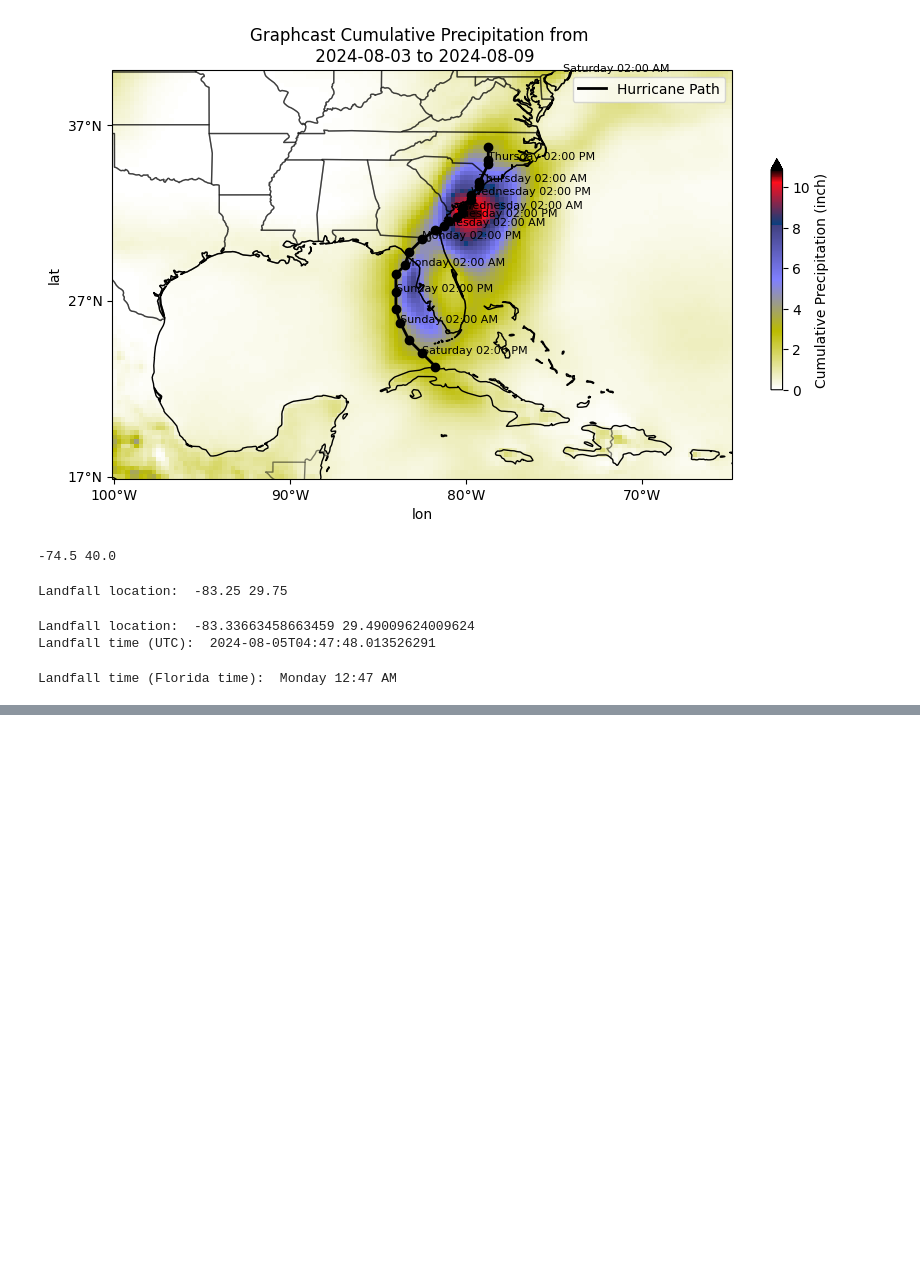
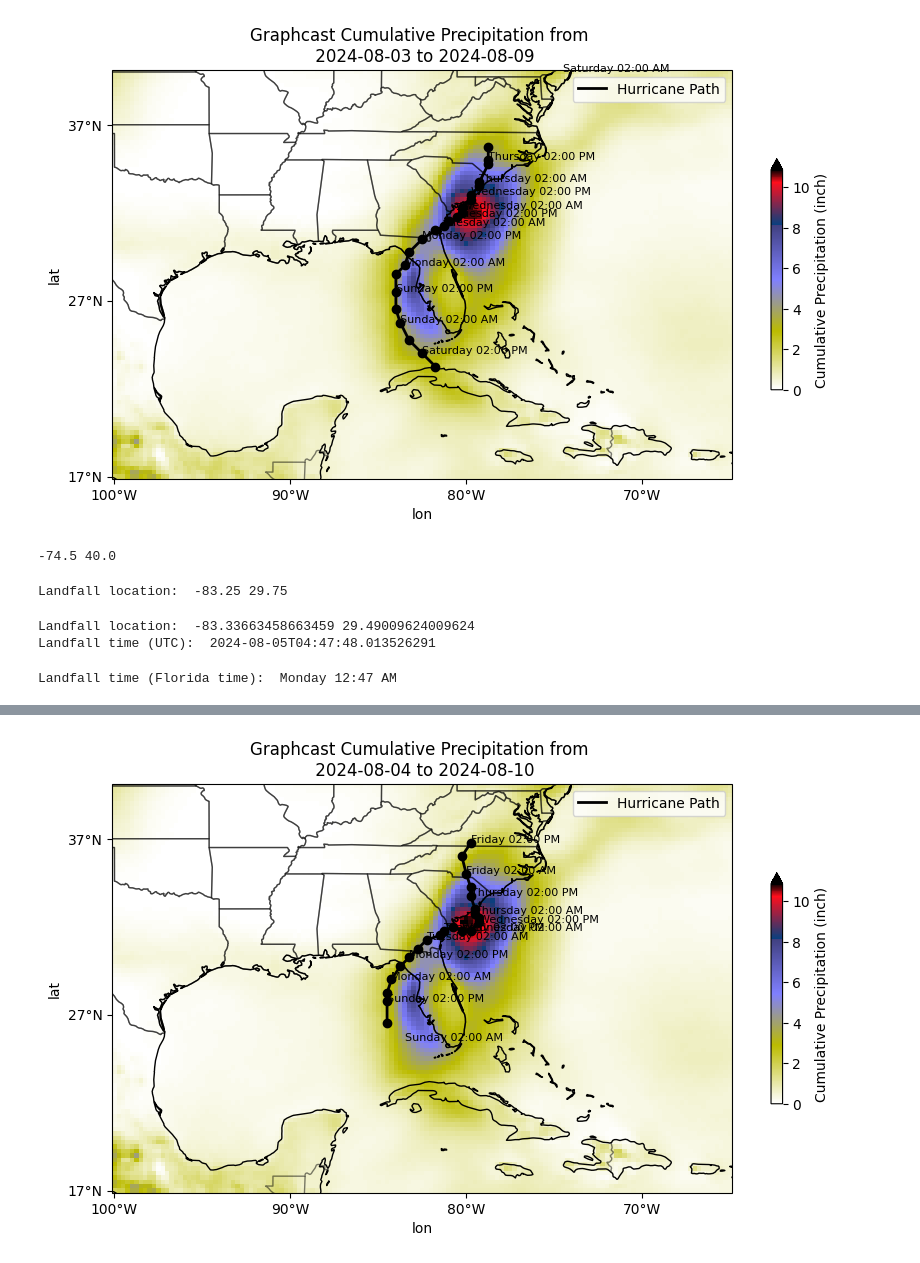
Before and after one commit to manmeet3591/hurricane_debby_2024, a Jupyter notebook: florida_debby_plots.ipynb, the cells around one changed output, grey strips where cells are left out. Cells and saved outputs as stored; diff of their text form; code cells hidden in the pictures; blank space fills up the shorter version.

```diff
--- a/florida_debby_plots.ipynb
+++ b/florida_debby_plots.ipynb
@@ -452,3 +452,6 @@ if landfall_time is not None:
     print('Landfall time (Florida time): ', landfall_time_local.strftime('%A %I:%M %p'))
 # %% [output]
 Landfall time (Florida time):  Monday 12:47 AM
+# %%
+ds = xr.open_dataset('graphcast_2024_08_04_florida_debby.nc').isel(time=slice(1,25)).sel(lat=slice(17,40)).sel(lon=slice(360-100, 360-65))
+ds
@@ -454,0 +474,87 @@ Landfall time (Florida time):  Monday 12:47 AM
+# %%
+# Assuming ds has time dimension and coordinates
+start_date = str(ds.time[0].values)[:10]
+end_date = str(ds.time[-1].values)[:10]
+
+# Convert longitudes from 0-360 to -180 to 180
+tp.coords['lon'] = (tp.coords['lon'] + 180) % 360 - 180
+tp = tp.sortby(tp.lon)
+
+# Find the path of the hurricane by locating the minimum mean sea level pressure
+msl = ds['msl']
+hurricane_path_indices = msl.argmin(dim=['lat', 'lon'])
+
+# Extract the lat/lon positions of the minimum MSLP
+hurricane_lats = ds['lat'].isel(lat=hurricane_path_indices['lat'].values.flatten()).values
+hurricane_lons = ds['lon'].isel(lon=hurricane_path_indices['lon'].values.flatten()).values
+
+# Convert longitudes from 0-360 to -180 to 180
+hurricane_lons = (hurricane_lons + 180) % 360 - 180
+
+# Extract the time values for annotations
+hurricane_dates = ds['time'].values
+
+# Function to check if a point is on land
+def is_on_land(lon, lat):
+    import cartopy.io.shapereader as shpreader
+    from shapely.geometry import Point
+    from shapely.prepared import prep
+
+    land_shp = shpreader.natural_earth(resolution='110m', category='physical', name='land')
+    land_geom = list(shpreader.Reader(land_shp).geometries())
+    land = prep(land_geom[0])
+
+    point = Point(lon, lat)
+    return land.contains(point)
+
+# Find the landfall location
+landfall_lon, landfall_lat = None, None
+for lon, lat in zip(hurricane_lons, hurricane_lats):
+    if is_on_land(lon, lat):
+        landfall_lon, landfall_lat = lon, lat
+        break
+
+# Create a plot with Cartopy
+fig, ax = plt.subplots(figsize=(10, 6), subplot_kw={'projection': ccrs.PlateCarree()})
+
+# Plot the data
+plot = tp.plot(ax=ax, cmap='gist_stern_r', transform=ccrs.PlateCarree(), extend='max',
+               cbar_kwargs={'shrink': 0.5, 'pad': 0.05, 'label': 'Cumulative Precipitation (inch)'}, vmin=0)
+
+# Add country boundaries
+ax.add_feature(cfeature.BORDERS, linestyle='-', alpha=.5)
+# Add state boundaries (for US states)
+ax.add_feature(cfeature.STATES, linestyle='-', alpha=.5)
+
+# Add coastlines
+ax.coastlines()
+
+# Plot the hurricane path
+ax.plot(hurricane_lons[1:-1], hurricane_lats[1:-1], 'k-', linewidth=2, transform=ccrs.PlateCarree(), label='Hurricane Path')
+ax.plot(hurricane_lons[1:-1], hurricane_lats[1:-1], 'ko', transform=ccrs.PlateCarree())  # Plot points for each time step
+
+# Annotate dates on the hurricane path
+florida_tz = pytz.timezone('America/New_York')
+for lon, lat, date in zip(hurricane_lons[::2], hurricane_lats[::2], hurricane_dates[::2]):
+    utc_time = datetime.utcfromtimestamp((date - np.datetime64('1970-01-01T00:00:00Z')) / np.timedelta64(1, 's'))
+    local_time = utc_time.replace(tzinfo=pytz.utc).astimezone(florida_tz)
+    time_str = local_time.strftime('%A %I:%M %p')
+    ax.text(lon, lat, time_str, fontsize=8, transform=ccrs.PlateCarree())
+
+# Mark the landfall location
+if landfall_lon is not None and landfall_lat is not None:
+    ax.plot(landfall_lon, landfall_lat, 'bo', markersize=10, transform=ccrs.PlateCarree(), label='Landfall')
+
+# Add legend
+ax.legend()
+
+# Set title with start and end dates
+ax.set_title(f'Graphcast Cumulative Precipitation from \n {start_date} to {end_date}')
+
+# Format x and y ticks with latitude and longitude
+ax.set_xticks(range(int(tp.lon.min()), int(tp.lon.max()) + 1, 10), crs=ccrs.PlateCarree())
+ax.set_yticks(range(int(tp.lat.min()), int(tp.lat.max()) + 1, 10), crs=ccrs.PlateCarree())
+ax.xaxis.set_major_formatter(mticker.FuncFormatter(lambda x, _: f'{abs(x):.0f}°W' if x < 0 else f'{x:.0f}°E'))
+ax.yaxis.set_major_formatter(mticker.FuncFormatter(lambda y, _: f'{abs(y):.0f}°S' if y < 0 else f'{y:.0f}°N'))
+# %% [output]
+[figure, added]
```
Also changed, not shown: parts of 4 cells of this notebook.
